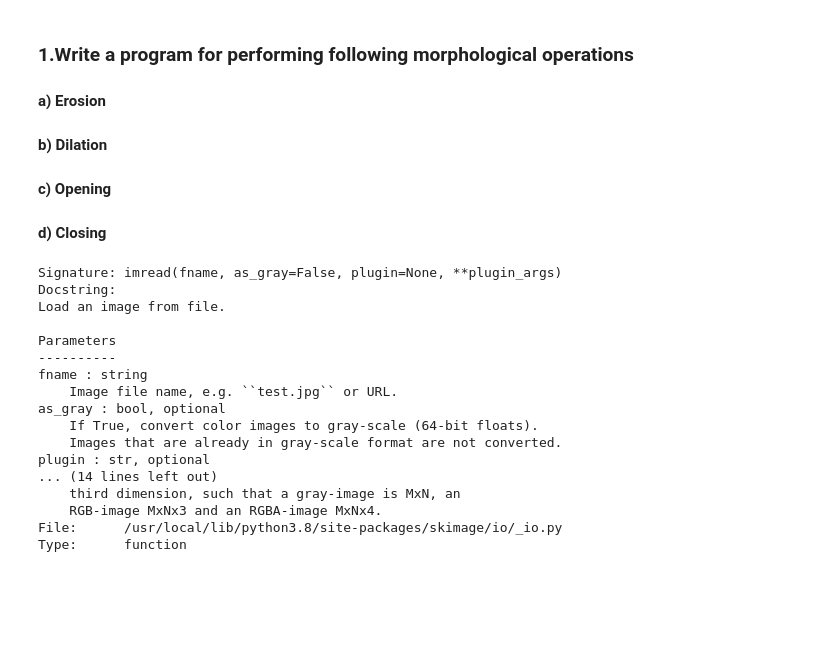
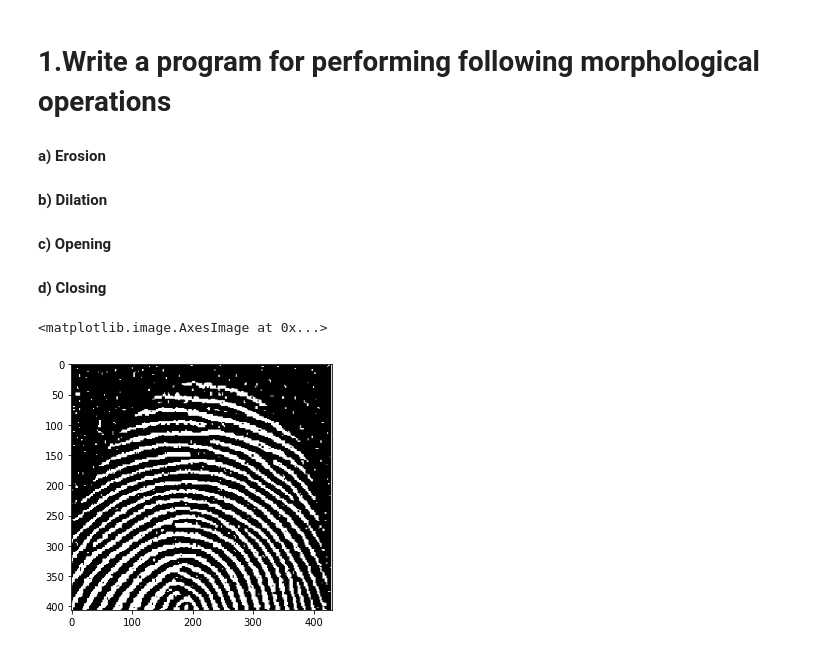
Before and after one commit to sakshampuri/Labs-Sem-V, a Jupyter notebook: ECSE341 - Image & Video Processing/Lab 8/Lab8.ipynb, the cells around one changed output. Cells and saved outputs as stored; diff of their text form; code cells hidden in the pictures; blank space fills up the shorter version.

```diff
--- a/ECSE341 - Image & Video Processing/Lab 8/Lab8.ipynb
+++ b/ECSE341 - Image & Video Processing/Lab 8/Lab8.ipynb
@@ -1,5 +1,5 @@
 # %% [markdown]
-### 1.Write a program for performing following morphological operations
+# 1.Write a program for performing following morphological operations
 #### a) Erosion
 #### b) Dilation
 #### c) Opening
@@ -12,23 +12,9 @@ from skimage.morphology import black_tophat, skeletonize, convex_hull_image
 from skimage.morphology import disk, square, diamond
 from skimage.color import rgb2gray
 from skimage.util import img_as_ubyte
-# %%
-data = imread('./man')
-# %% [output]
-Signature: imread(fname, as_gray=False, plugin=None, **plugin_args)
-Docstring:
-Load an image from file.
-
-Parameters
-----------
-fname : string
-    Image file name, e.g. ``test.jpg`` or URL.
-as_gray : bool, optional
-    If True, convert color images to gray-scale (64-bit floats).
-    Images that are already in gray-scale format are not converted.
-plugin : str, optional
-... (14 lines left out)
-    third dimension, such that a gray-image is MxN, an
-    RGB-image MxNx3 and an RGBA-image MxNx4.
-File:      /usr/local/lib/python3.8/site-packages/skimage/io/_io.py
-Type:      function
+# %%
+data = imread('./Fingerprint.png')
+imshow(data)
+# %% [output]
+<matplotlib.image.AxesImage at 0x...>
+[figure, added]
```
Also changed, not shown: parts of 7 cells of this notebook.
